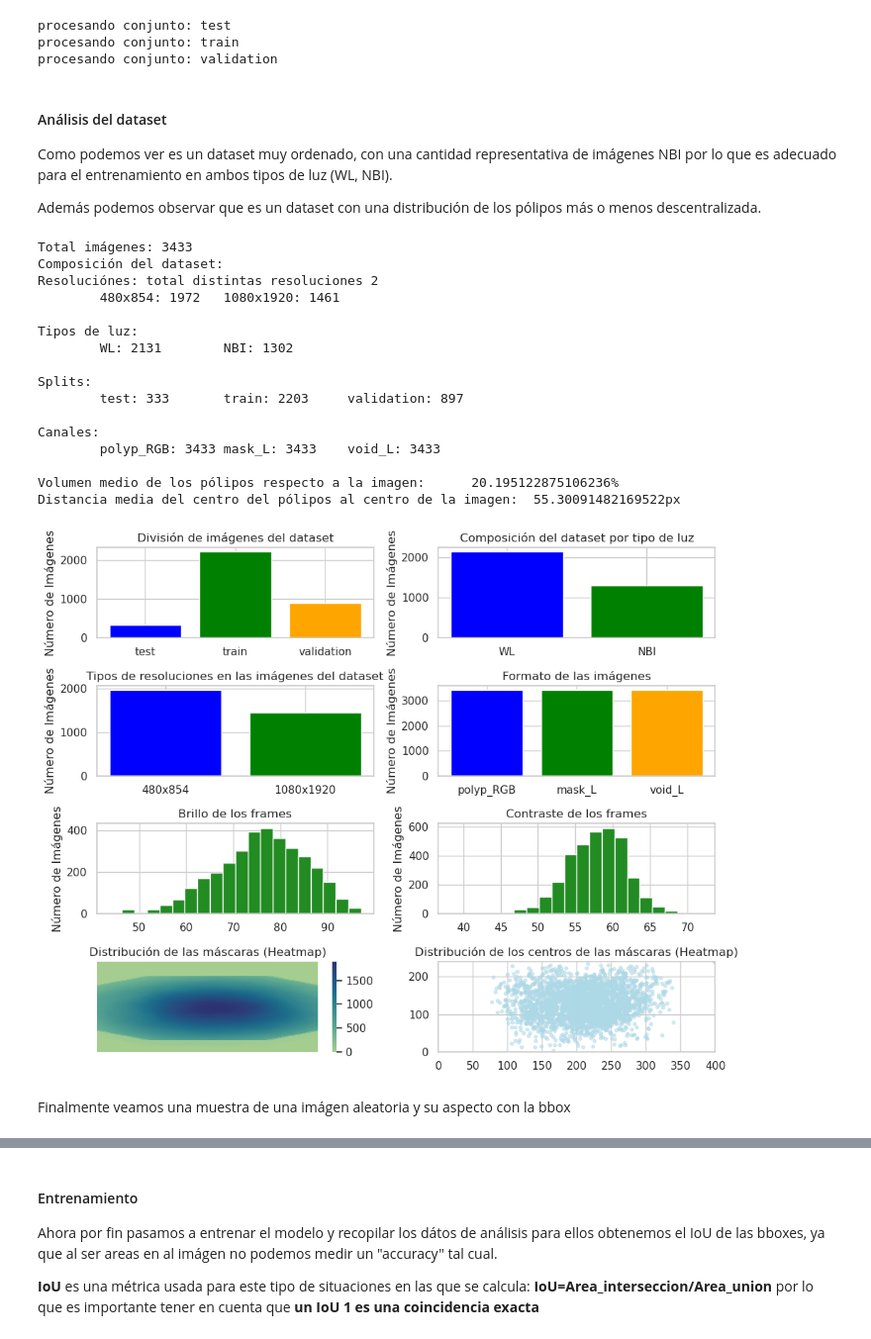
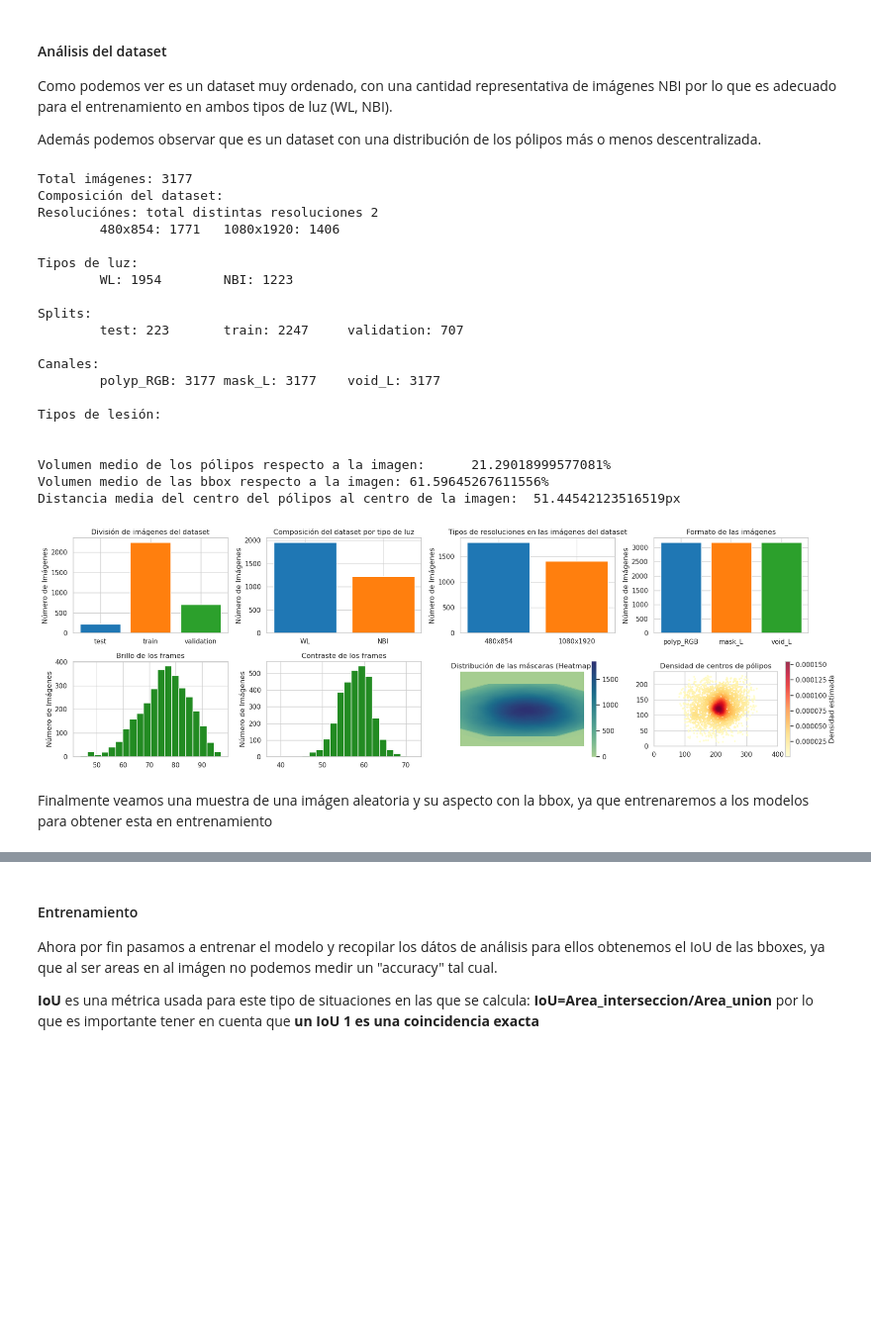
Before and after one commit to sprieton/deteccion_de_polipos_aplicando_ViT, a Jupyter notebook: src/YOLOv8/yolov8-Piccolo.ipynb, the cells around one changed output, grey strips where cells are left out. Shown at 99% size. Saved outputs shown, nothing was run; the diff lists cells and outputs as text; code cells hidden in the pictures; blank space fills up the shorter version.

```diff
--- a/src/YOLOv8/yolov8-Piccolo.ipynb
+++ b/src/YOLOv8/yolov8-Piccolo.ipynb
@@ -45,7 +47,8 @@ if path_to_add not in sys.path:
 from utils import ImageDatasetProcessor as idp
 
 DS_PATH = "../../datasets"
-json_path = DS_PATH + "/piccolo_dataset/piccolo_dict.json"
+DS_NAME = "Piccolo"
+json_path = f"{DS_PATH}/piccolo_dataset/{DS_NAME}_dict.json"
 
 # paths del dataset
 paths_img = [
@@ -68,7 +71,7 @@ paths_img = [
      DS_PATH + "/piccolo_dataset/listado_WL-NBI_Piccolo.csv")]
 
 # inicializamos el dataset con su nombre y fichero de formatos de imagen
-dt_Piccolo = idp(target_resolution=(400, 240), dataset_name="Piccolo",
+dt_Piccolo = idp(target_resolution=(400, 240), dataset_name=DS_NAME,
                      json_path=json_path)
 
 # procesamos el dataset si no existe el json
@@ -77,10 +80,6 @@ if not os.path.isfile(json_path):
         print(f"procesando conjunto: {path[3]}")
         dt_Piccolo.load_dataset(path[0], path[1], voids_path=path[2],
                                 split=path[3], light_csv=path[4])
-# %% [output]
-procesando conjunto: test
-procesando conjunto: train
-procesando conjunto: validation
 # %% [markdown]
 #### Análisis del dataset
 Como podemos ver es un dataset muy ordenado, con una cantidad representativa de
@@ -92,28 +91,33 @@ más o menos descentralizada.
 # %%
 dt_Piccolo.print_summary()
 # %% [output]
-Total imágenes: 3433
+Total imágenes: 3177
 Composición del dataset:
 Resoluciónes: total distintas resoluciones 2
-        480x854: 1972   1080x1920: 1461
+        480x854: 1771   1080x1920: 1406
 
 Tipos de luz:
-        WL: 2131        NBI: 1302
+        WL: 1954        NBI: 1223
 
 Splits:
-        test: 333       train: 2203     validation: 897
+        test: 223       train: 2247     validation: 707
 
 Canales:
-        polyp_RGB: 3433 mask_L: 3433    void_L: 3433
+        polyp_RGB: 3177 mask_L: 3177    void_L: 3177
 
-Volumen medio de los pólipos respecto a la imagen:      20.195122875106236%
-Distancia media del centro del pólipos al centro de la imagen:  55.30091482169522px
+Tipos de lesión:
+
+
+Volumen medio de los pólipos respecto a la imagen:      21.29018999577081%
+Volumen medio de las bbox respecto a la imagen: 61.59645267611556%
+Distancia media del centro del pólipos al centro de la imagen:  51.44542123516519px
 # %%
-dt_Piccolo.graph_summmary()
+dt_Piccolo.graph_summary()
 # %% [output]
-[figure, old version]
+[figure, new version]
 # %% [markdown]
-Finalmente veamos una muestra de una imágen aleatoria y su aspecto con la bbox
+Finalmente veamos una muestra de una imágen aleatoria y su aspecto con la bbox,
+ya que entrenaremos a los modelos para obtener esta en entrenamiento
 # %%
 import random
 
```
Also changed, not shown: parts of 9 cells of this notebook, 38 other files.
